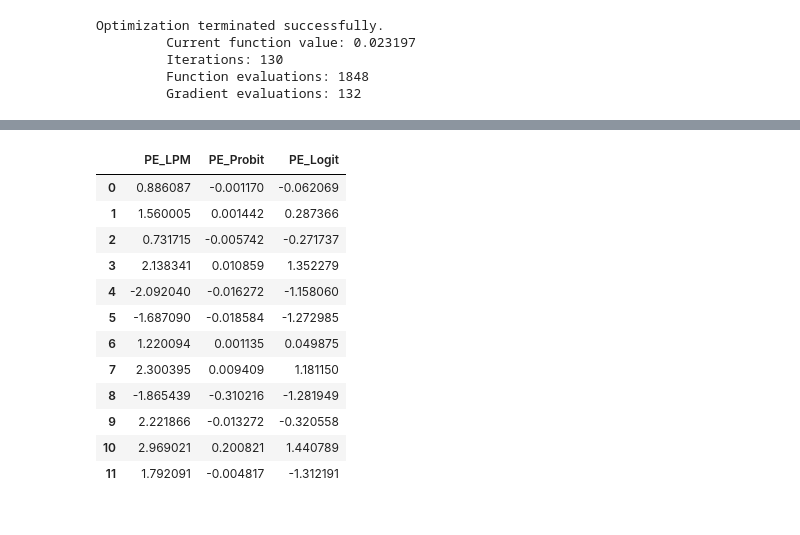
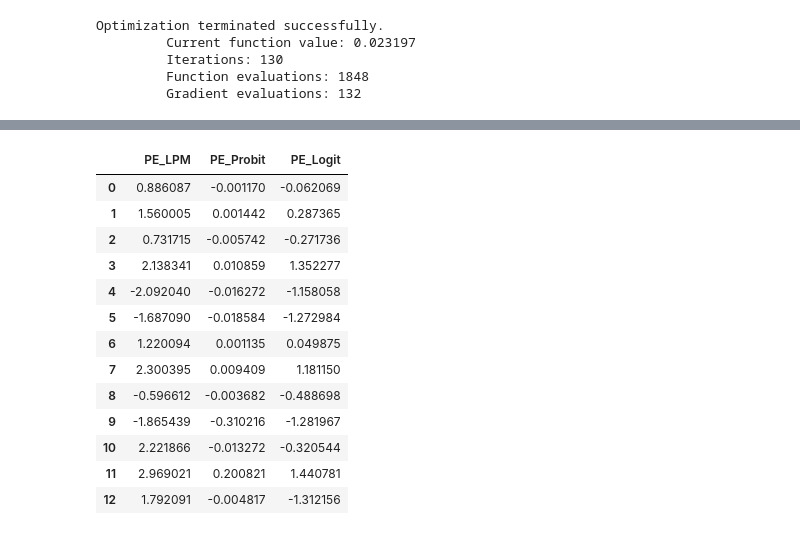
Before and after one commit to astronautfish/advmicro-assignment-3, a Jupyter notebook: assignment3.ipynb, the cells around one changed output, grey strips where cells are left out. Cells and saved outputs as stored; diff of their text form; code cells hidden in the pictures.

```diff
--- a/assignment3.ipynb
+++ b/assignment3.ipynb
@@ -310,17 +334,17 @@ for var in x_labels:
 # %%
-new_df = df_pe_av.select_dtypes(include='number') / df_pe_av_se.select_dtypes(include='number')
-new_df
+df_pe_av.select_dtypes(include='number') / df_pe_av_se.select_dtypes(include='number')
 # %% [output]
 |  | PE_LPM | PE_Probit | PE_Logit |
 | 0 | 0.886087 | -0.001170 | -0.062069 |
-| 1 | 1.560005 | 0.001442 | 0.287366 |
-| 2 | 0.731715 | -0.005742 | -0.271737 |
-| 3 | 2.138341 | 0.010859 | 1.352279 |
-| 4 | -2.092040 | -0.016272 | -1.158060 |
-| 5 | -1.687090 | -0.018584 | -1.272985 |
+| 1 | 1.560005 | 0.001442 | 0.287365 |
+| 2 | 0.731715 | -0.005742 | -0.271736 |
+| 3 | 2.138341 | 0.010859 | 1.352277 |
+| 4 | -2.092040 | -0.016272 | -1.158058 |
+| 5 | -1.687090 | -0.018584 | -1.272984 |
 | 6 | 1.220094 | 0.001135 | 0.049875 |
 | 7 | 2.300395 | 0.009409 | 1.181150 |
-| 8 | -1.865439 | -0.310216 | -1.281949 |
-| 9 | 2.221866 | -0.013272 | -0.320558 |
-| 10 | 2.969021 | 0.200821 | 1.440789 |
-| 11 | 1.792091 | -0.004817 | -1.312191 |
+| 8 | -0.596612 | -0.003682 | -0.488698 |
+| 9 | -1.865439 | -0.310216 | -1.281967 |
+| 10 | 2.221866 | -0.013272 | -0.320544 |
+| 11 | 2.969021 | 0.200821 | 1.440781 |
+| 12 | 1.792091 | -0.004817 | -1.312156 |
```
Also changed, not shown: parts of 14 cells of this notebook.
